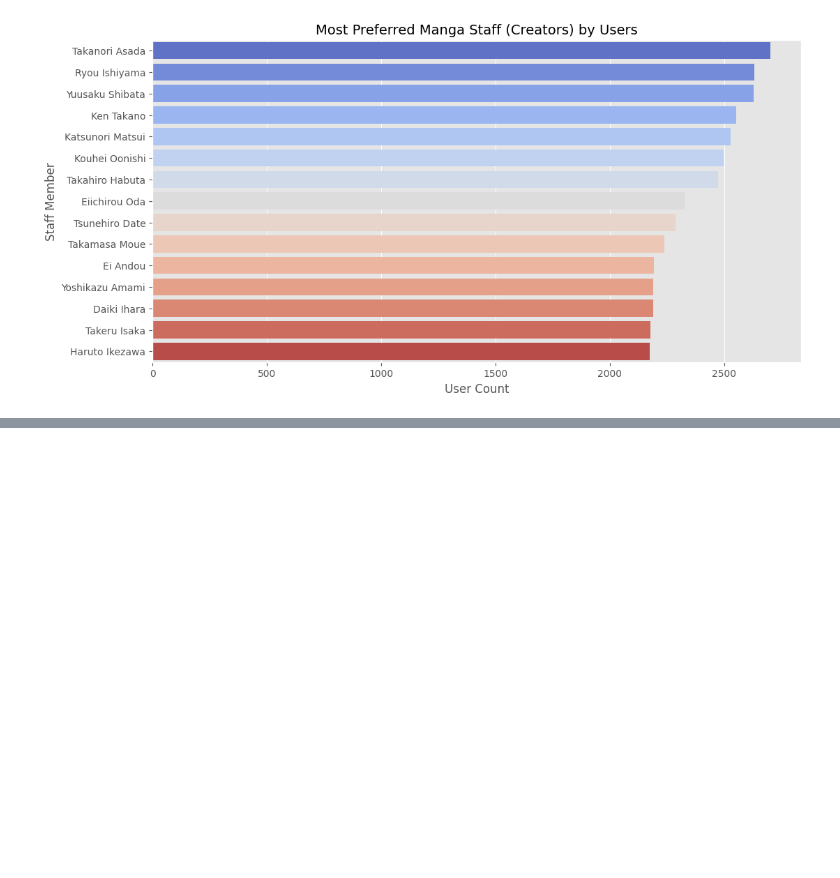
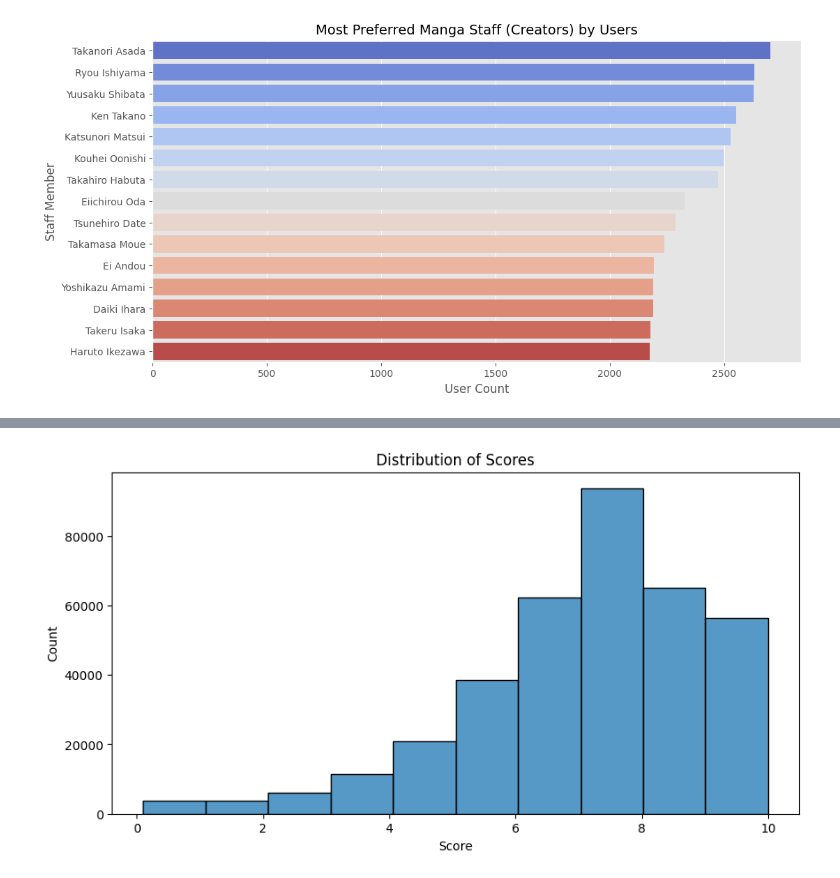
Before and after one commit to Trung-Dan-Phan/manga_recommender_system, a Jupyter notebook: notebooks/eda.ipynb, the cells around one changed output, grey strips where cells are left out. Cells and saved outputs as stored; diff of their text form; code cells hidden in the pictures; blank space fills up the shorter version.

Commit message:
:recycle: Refacto eda users data

```diff
--- a/notebooks/eda.ipynb
+++ b/notebooks/eda.ipynb
@@ -489,0 +513,3 @@ plt.show()
+# %%
+# 43sec
+users_df = load_data_from_bigquery(query=query)
@@ -489,0 +566,35 @@ plt.show()
+# %%
+def convert_score_to_10(score, score_format):
+    if pd.isna(score) or pd.isna(score_format):
+        return None
+
+    if score_format == "POINT_100":
+        return score / 10
+    elif score_format in ["POINT_10", "POINT_10_DECIMAL"]:
+        return score  # No change needed
+    elif score_format == "POINT_5":
+        return score * 2  # Since 5 stars -> 10 scale
+    elif score_format == "POINT_3":
+        if score == 1:
+            return 2.5
+        elif score == 2:
+            return 5
+        elif score == 3:
+            return 7.5
+    else:
+        return None
+
+
+users_df["Normalized Score"] = users_df.apply(
+    lambda row: convert_score_to_10(row["Score"], row["Score Format"]), axis=1
+)
+# %%
+### Distribution of Scores
+plt.figure(figsize=(10, 5))
+sns.histplot(users_df["Normalized Score"], bins=10)
+plt.xlabel("Score")
+plt.ylabel("Count")
+plt.title("Distribution of Scores")
+plt.show()
+# %% [output]
+[figure, added]
```
Also changed, not shown: parts of 16 cells of this notebook.
